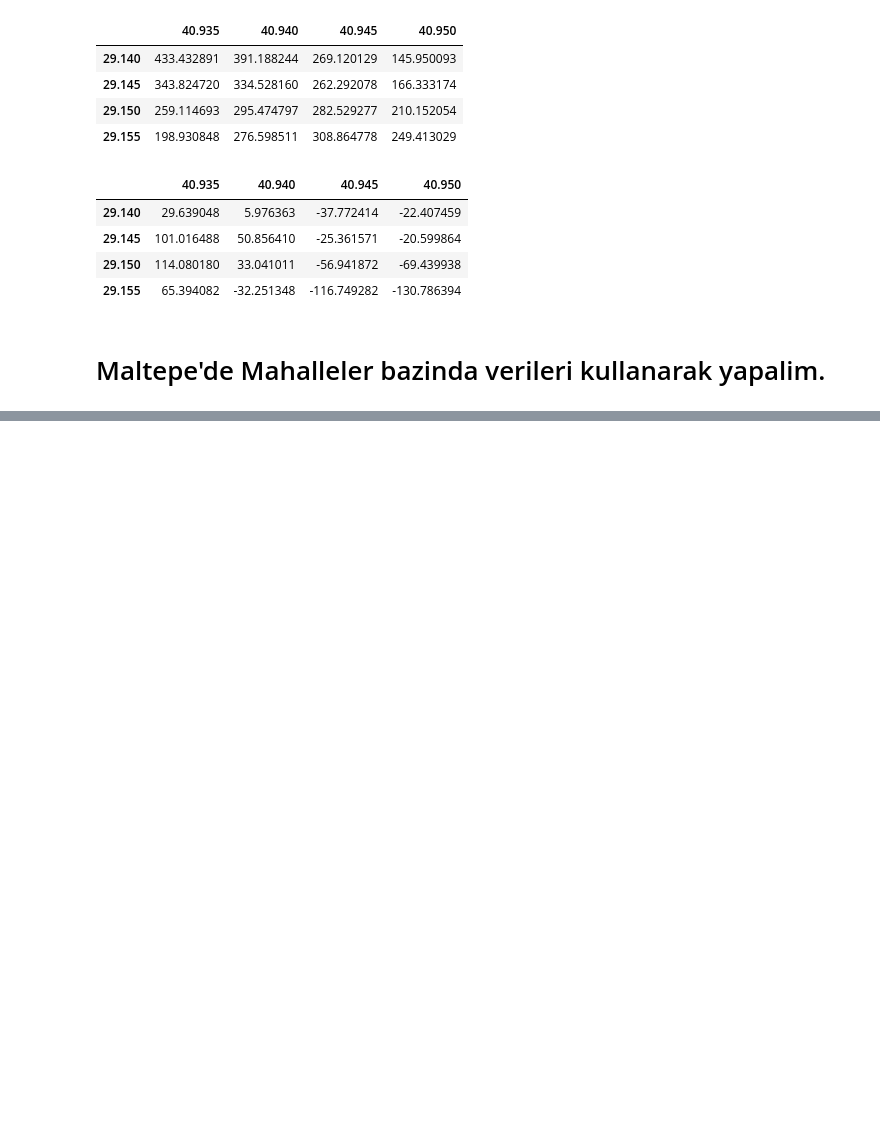
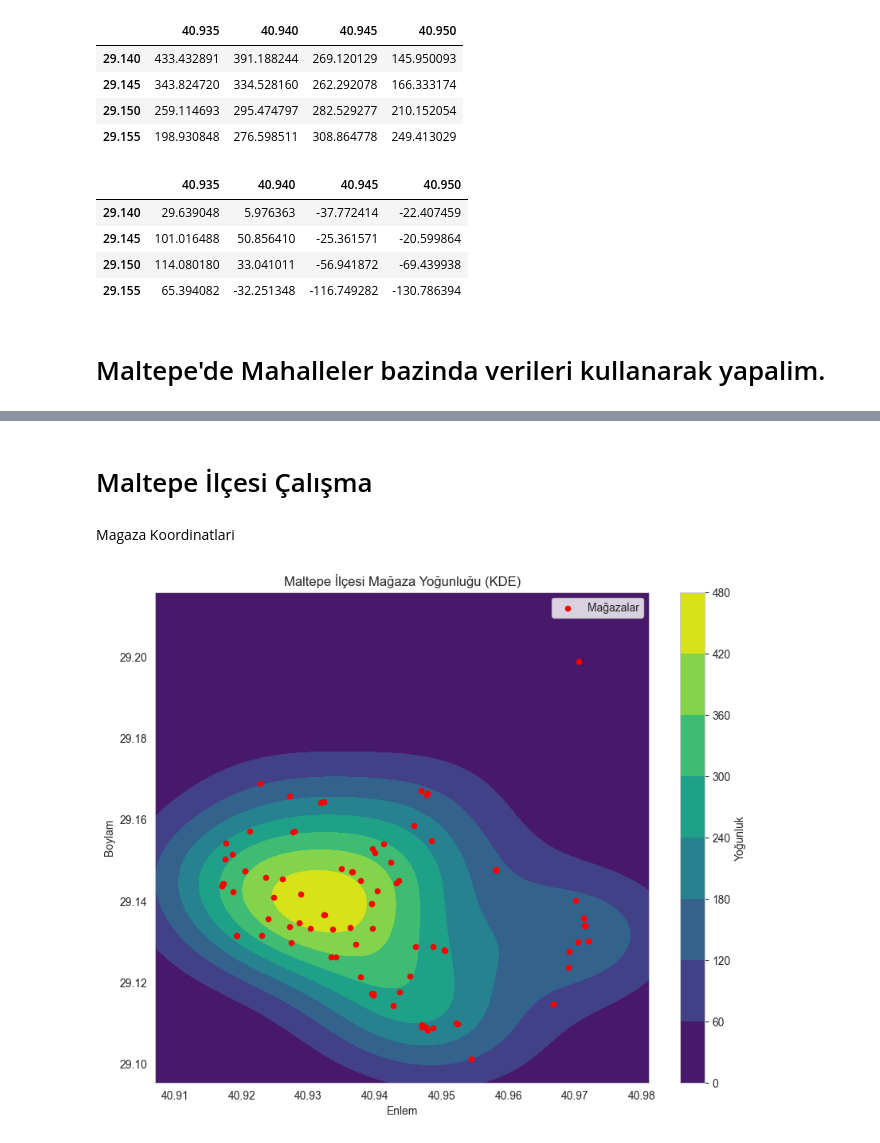
Before and after one commit to umutky/engineering_project, a Jupyter notebook: bitirme_projesi.ipynb, the cells around one changed output, grey strips where cells are left out. Drawn from its saved outputs; the diff is of its cells as text; code cells hidden in the pictures; blank space fills up the shorter version.

```diff
--- a/bitirme_projesi.ipynb
+++ b/bitirme_projesi.ipynb
@@ -1161,0 +973,2 @@ np.arange(min_lon,max_lon, 0.00186).shape
+# %% [markdown]
+# Maltepe İlçesi Çalışma
@@ -1161,0 +980,2 @@ np.arange(min_lon,max_lon, 0.00186).shape
+# %% [markdown]
+Magaza Koordinatlari
@@ -1161,0 +1236,40 @@ np.arange(min_lon,max_lon, 0.00186).shape
+# %%
+import numpy as np
+import matplotlib.pyplot as plt
+from sklearn.neighbors import KernelDensity
+
+# Maltepe ilçesi sınırlarının koordinatları
+maltepe_sinir_koordinatlar = np.array([[40.95202948, 29.09540176], [40.97289962, 29.12664413], [40.98106441, 29.19805527], [40.94606537, 29.21590805],
+                                      [40.92168470, 29.20028687], [40.90702604, 29.13848877]])
+
+# Mağaza koordinatları
+mağaza_koordinatları = np.array([store["coordinate"] for store in a101_coordinates])
+
+# KDE modelini oluştur
+kde = KernelDensity(bandwidth=0.01, metric='haversine', kernel='gaussian')
+kde.fit(mağaza_koordinatları)
+
+
+# Maltepe ilçesi sınırlarını içeren bir ızgara oluştur
+x_min, y_min = np.min(maltepe_sinir_koordinatlar, axis=0)
+x_max, y_max = np.max(maltepe_sinir_koordinatlar, axis=0)
+x_grid, y_grid = np.meshgrid(np.linspace(x_min, x_max, 100), np.linspace(y_min, y_max, 100))
+grid_points = np.vstack([x_grid.ravel(), y_grid.ravel()]).T
+
+# KDE yoğunluklarını hesapla
+log_density = kde.score_samples(grid_points)
+density = np.exp(log_density).reshape(x_grid.shape)
+
+
+# Haritayı çiz
+plt.figure(figsize=(10, 8))
+plt.contourf(x_grid, y_grid, density, cmap='viridis')
+plt.colorbar(label='Yoğunluk')
+plt.scatter(mağaza_koordinatları[:, 0], mağaza_koordinatları[:, 1], color='red', label='Mağazalar', s=20)
+plt.xlabel('Enlem')
+plt.ylabel('Boylam')
+plt.title('Maltepe İlçesi Mağaza Yoğunluğu (KDE)')
+plt.legend()
+plt.show()
+# %% [output]
+[figure, added]
```
Also changed, not shown: parts of 24 cells of this notebook, 4 other files.
